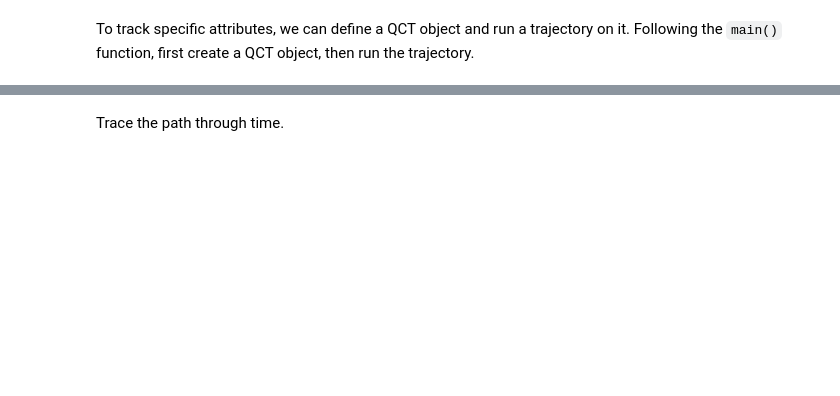
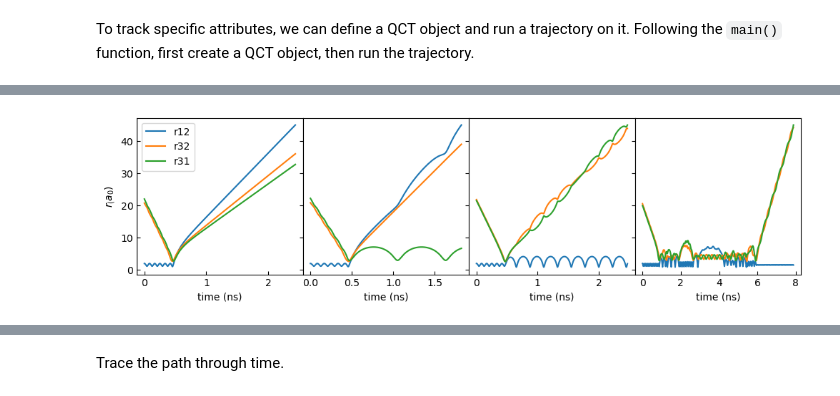
Before and after one commit to Rkoost/PyQCAMS, a Jupyter notebook: example/h2_ca/example.ipynb, the cells around one changed output, grey strips where cells are left out. Cells and saved outputs as stored; diff of their text form; code cells hidden in the pictures; blank space fills up the shorter version.

```diff
--- a/example/h2_ca/example.ipynb
+++ b/example/h2_ca/example.ipynb
@@ -145,0 +157,30 @@ axs[0].tick_params(axis = 'y', direction = 'in')
+# %%
+fig, axs = plt.subplots(1, 4, sharey=True, figsize = (12,3))
+plotters.traj_plt(diss, axs[0], title=False, legend = True)
+plotters.traj_plt(reac, axs[1], title=False, legend = False)
+plotters.traj_plt(quench, axs[2], title=False, legend = False)
+plotters.traj_plt(comp, axs[3], title=False, legend = False)
+plt.subplots_adjust(wspace=0, bottom = 0.15)
+# axs[0].set_title('Dissociation', x= .5, y = .85)
+# axs[1].set_title('Reaction', x= .5, y = .85)
+# axs[2].set_title('Quenching', x= .5, y = .85)
+axs[1].set_xlabel('time (ns)')
+axs[2].set_xlabel('time (ns)')
+axs[0].set_xlabel('time (ns)')
+axs[3].set_xlabel('time (ns)')
+axs[0].set_ylabel('$r_(a_0)$')
+axs[1].set_ylabel('')
+axs[2].set_ylabel('')
+axs[3].set_ylabel('')
+axs[0].tick_params(axis = 'x', direction = 'in')
+axs[1].tick_params(axis = 'x', direction = 'in')
+axs[2].tick_params(axis = 'x', direction = 'in')
+axs[3].tick_params(axis = 'x', direction = 'in')
+axs[0].tick_params(axis = 'y', direction = 'in')
+# plt.show()
+# plt.tight_layout(w_pad=-.3)
+# fig.supxlabel('time (a.u.)', fontsize = 12)
+# fig.supylabel('$r_(a_0)$', fontsize = 12, ha = 'left')
+# plt.savefig(r'C:\Users\Rian\Documents\research\jesusgroup\DAMOP23\traj4.svg')
+# %% [output]
+[figure, added]
```
Also changed, not shown: parts of 12 cells of this notebook.
